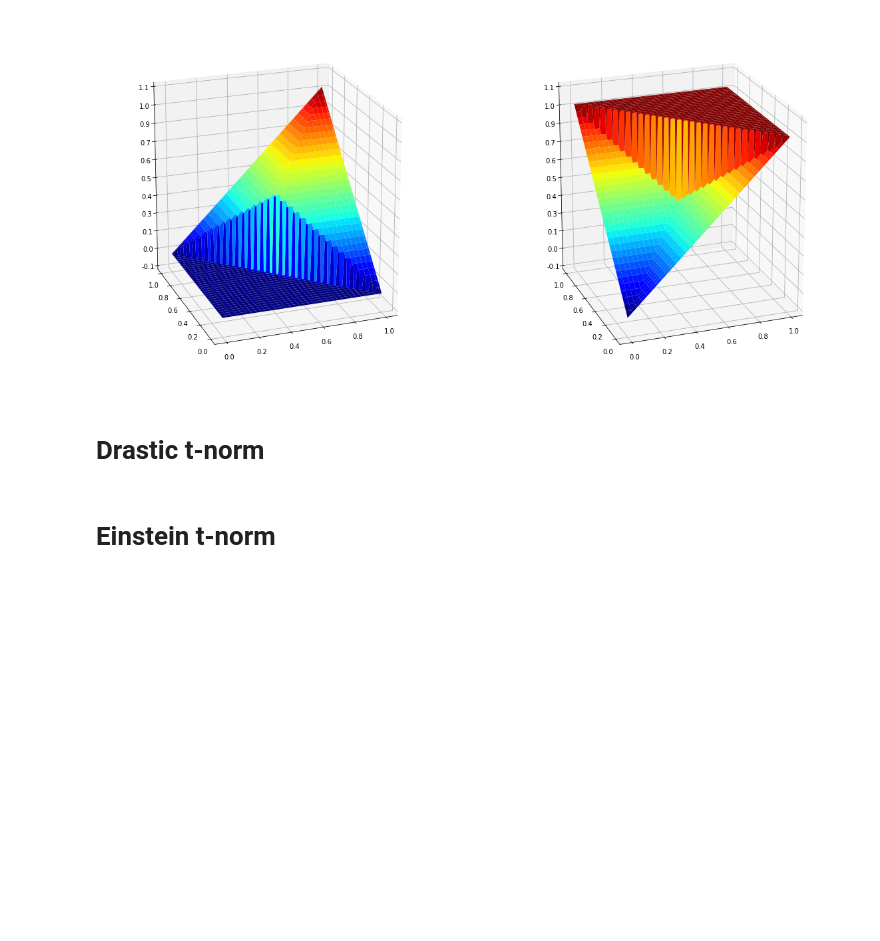
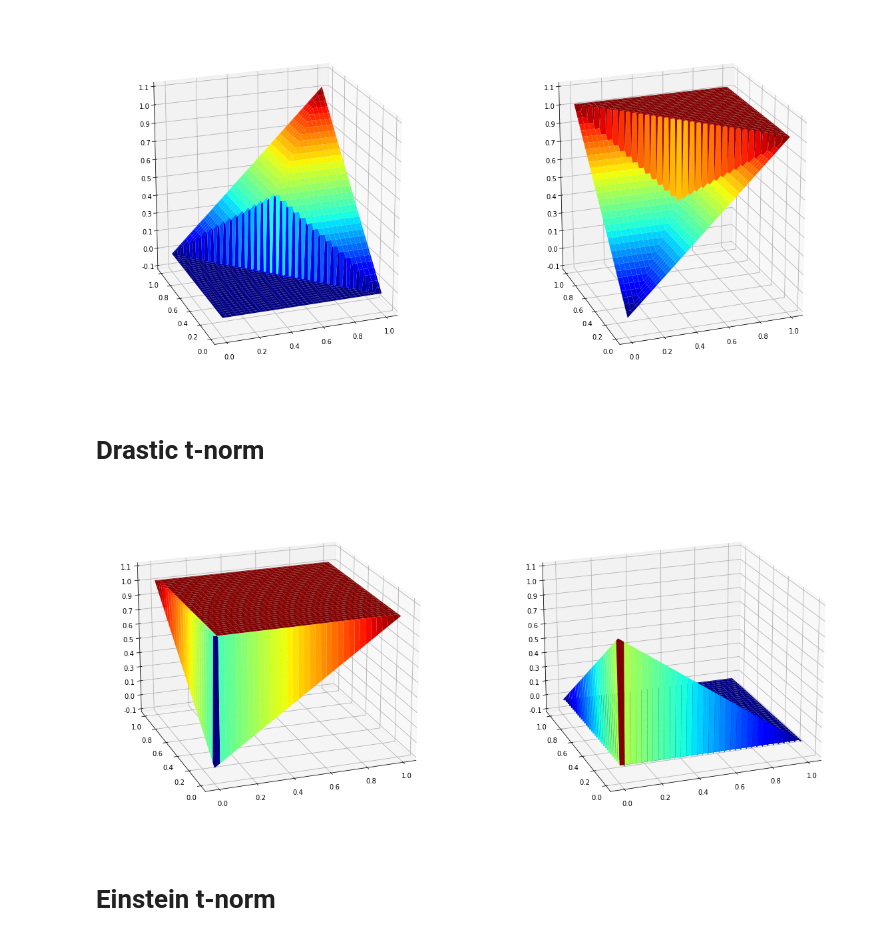
Before and after one commit to klima7/ANFIS, a Jupyter notebook: najczesciej stosowane t-normy.ipynb, the cells around one changed output. Cells and saved outputs as stored; diff of their text form; code cells hidden in the pictures; blank space fills up the shorter version.

```diff
--- a/najczesciej stosowane t-normy.ipynb
+++ b/najczesciej stosowane t-normy.ipynb
@@ -76,11 +76,17 @@ plotNorms(fodor_t,fodor_s)
 # %% [markdown]
 <H1>Drastic t-norm</H1>
 # %%
-def drastic_t(x,y):
-    pass
-def drastic_s(x,y):
-    pass
-#plotNorms(drastic_t,drastic_s)
+def drastic_t(x, y):
+    args = np.array([x, y])
+    a, b = args
+    return np.select([a == 0, b == 0], [b, a], default=1)
+
+def drastic_s(x, y):
+    return 1 - drastic_t(x, y)
+
+plotNorms(drastic_t,drastic_s)
+# %% [output]
+[figure, added]
 # %% [markdown]
 <H1>Einstein t-norm</H1>
 # %% [markdown]
```
Also changed, not shown: parts of 3 cells of this notebook, 1 other file.
